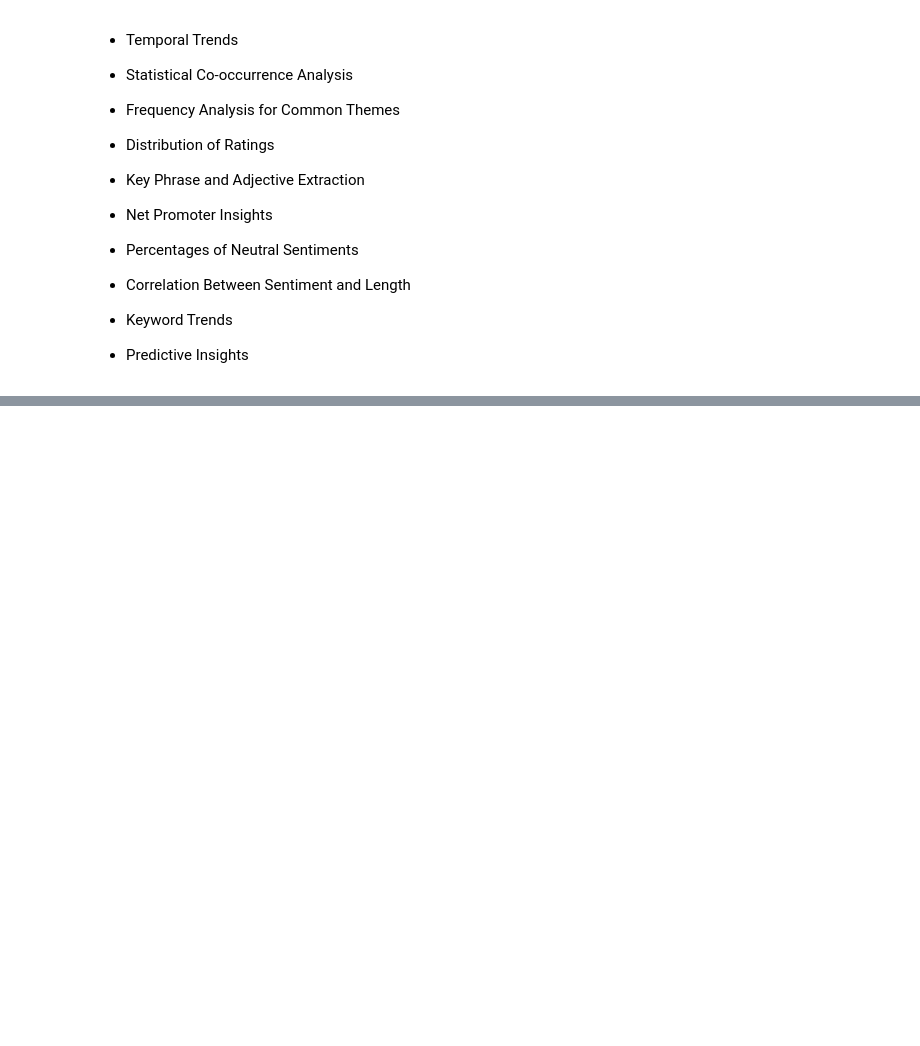
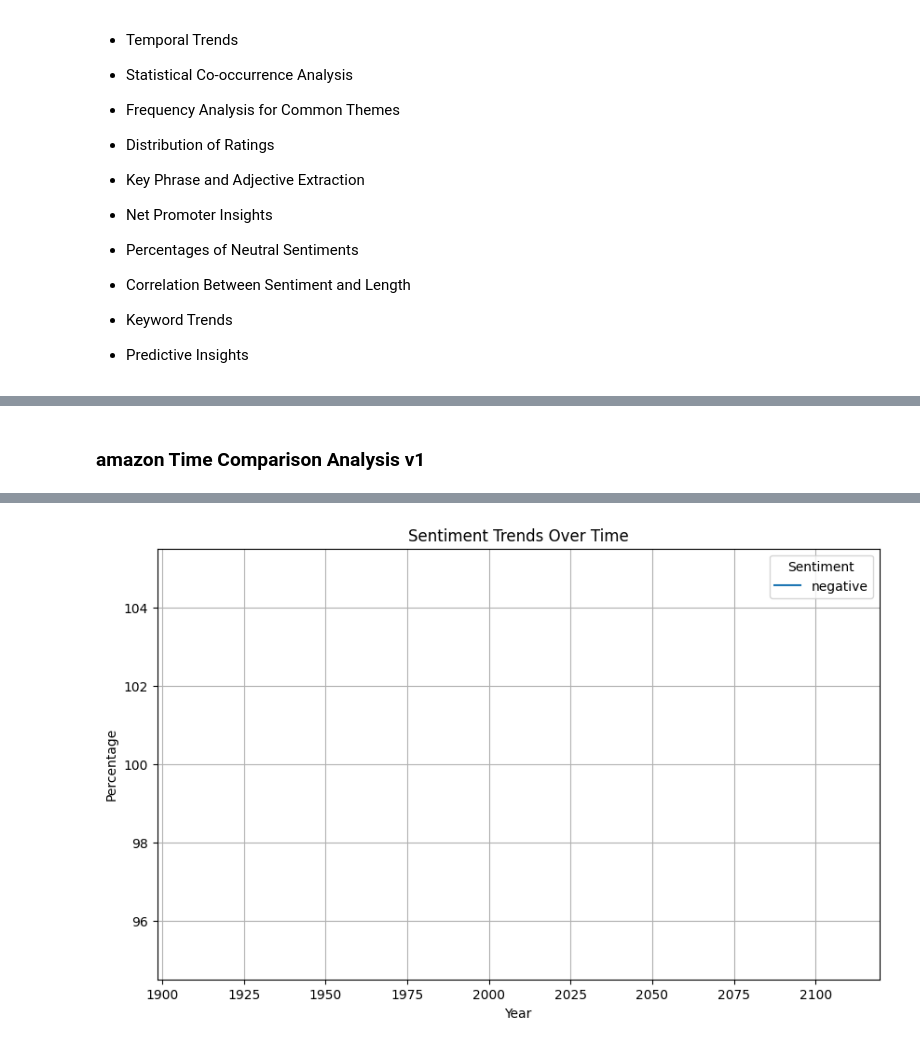
Before and after one commit to Orefle2003/AnswerTime-MetricNLP, a Jupyter notebook: distilbert_statistical_sentiment_analysis_v1_4.ipynb, the cells around one changed output, grey strips where cells are left out. Saved outputs shown, nothing was run; the diff lists cells and outputs as text; code cells hidden in the pictures; blank space fills up the shorter version.

Commit message:
introducing time comparison analysis

```diff
--- a/distilbert_statistical_sentiment_analysis_v1_4.ipynb
+++ b/distilbert_statistical_sentiment_analysis_v1_4.ipynb
@@ -545,0 +814,67 @@ Entity: D&b
+# %% [markdown]
+### amazon  Time Comparison Analysis v1
+# %%
+# Install required libraries
+!pip install datasets matplotlib pandas
+
+# Step 1: Load the Sentiment140 Dataset
+from datasets import load_dataset
+import pandas as pd
+
+# Load Sentiment140 dataset (subset for faster testing)
+dataset = load_dataset("sentiment140", split="train[:10000]")  # Use a subset
+df = pd.DataFrame(dataset)
+
+# Explore dataset structure
+print("Dataset Structure:")
+print(df.info())
+print("\nSample Data:")
+print(df.head())
+
+# Step 2: Convert the 'date' column to datetime format
+df['date'] = pd.to_datetime(df['date'], errors='coerce')
+
+# Ensure valid dates are present
+print("\nData with Parsed Dates:")
+print(df[['date', 'text', 'sentiment']].head())
+
+# Step 3: Map sentiment labels for easier analysis
+# Sentiment: 0 = Negative, 4 = Positive
+def map_sentiment(polarity):
+    if polarity == 4:
+        return "positive"
+    elif polarity == 0:
+        return "negative"
+    else:
+        return "neutral"  # This dataset does not include neutral by default
+
+df['mapped_sentiment'] = df['sentiment'].apply(map_sentiment)
+
+# Extract the year from the date for time comparison
+df['year'] = df['date'].dt.year
+
+# Step 4: Group sentiment by year
+# Calculate the percentage of each sentiment per year
+sentiment_trends = (
+    df.groupby('year')['mapped_sentiment']
+    .value_counts(normalize=True)
+    .unstack()
+    .fillna(0) * 100
+)
+
+# Display sentiment trends
+print("\nSentiment Trends Over Time:")
+print(sentiment_trends)
+
+# Step 5: Visualize Sentiment Trends Over Time
+import matplotlib.pyplot as plt
+
+# Plot sentiment trends
+plt.figure(figsize=(10, 6))
+sentiment_trends.plot(kind='line', ax=plt.gca(), title="Sentiment Trends Over Time")
+plt.xlabel("Year")
+plt.ylabel("Percentage")
+plt.legend(title="Sentiment")
+plt.grid()
+plt.show()
+# %% [output]
@@ -545,0 +898 @@ Entity: D&b
+[figure, added]
```
Also changed, not shown: parts of 12 cells of this notebook.
